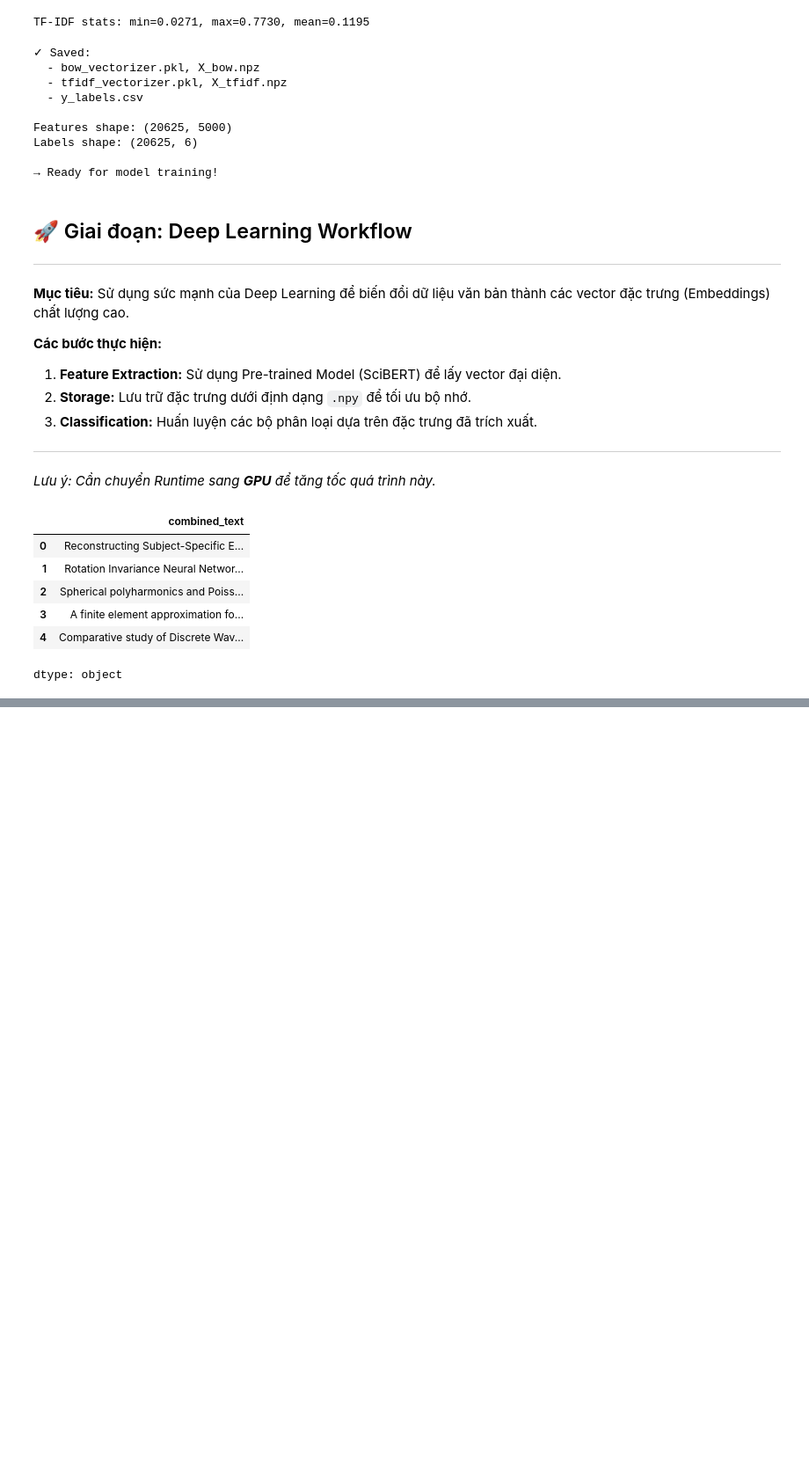
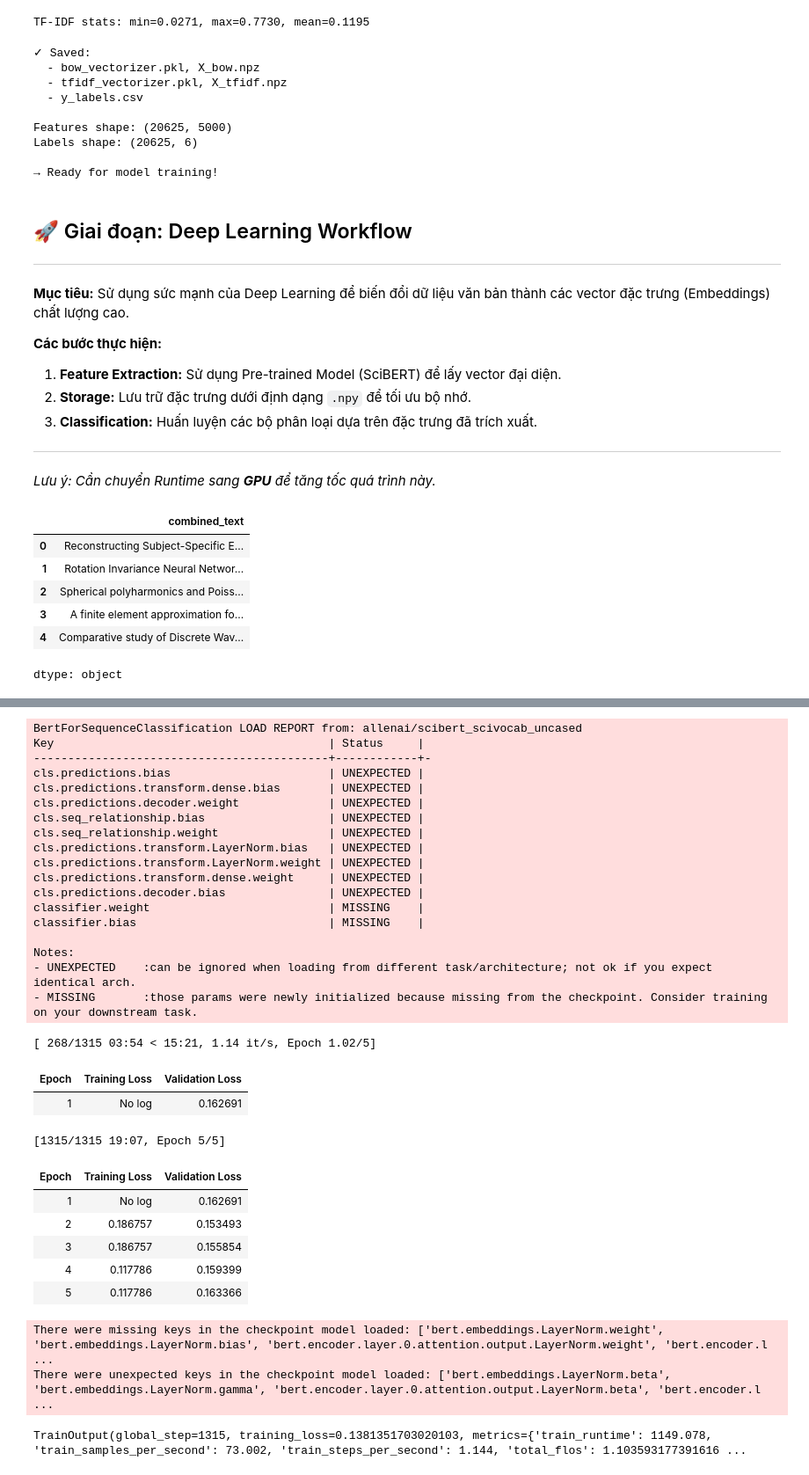
Before and after one commit to phngan05/ML-Assignment, a Jupyter notebook: notebooks/main.ipynb, the cells around one changed output, grey strips where cells are left out. Shown at 88% size. Drawn from its saved outputs; the diff is of its cells as text; code cells hidden in the pictures; blank space fills up the shorter version.

```diff
--- a/notebooks/main.ipynb
+++ b/notebooks/main.ipynb
@@ -1064,0 +1093,64 @@ print("abc")
+# %%
+# 3. Tải mô hình với cấu hình đa nhãn
+model = AutoModelForSequenceClassification.from_pretrained(
+    model_name,
+    num_labels=6,
+    problem_type="multi_label_classification"
+).to("cuda")
+
+# 4. Thiết lập tham số huấn luyện
+training_args = TrainingArguments(
+    output_dir="./results",
+    num_train_epochs=5,              # Fine-tuning thường chỉ cần 3-5 epoch
+    per_device_train_batch_size=64,
+    per_device_eval_batch_size=64,
+    learning_rate=2e-5,              # LR rất nhỏ để tránh phá hỏng trọng số pre-trained
+    weight_decay=0.01,
+    eval_strategy="epoch",
+    save_strategy="epoch",
+    load_best_model_at_end=True,
+    fp16=True                        # Sử dụng GPU tăng tốc
+)
+
+# 5. Khởi tạo Trainer
+trainer = Trainer(
+    model=model,
+    args=training_args,
+    train_dataset=ds["train"],
+    eval_dataset=ds["test"]
+)
+
+# 6. Bắt đầu Fine-tuning
+trainer.train()
+# %% [output]
+BertForSequenceClassification LOAD REPORT from: allenai/scibert_scivocab_uncased
+Key                                        | Status     |
+-------------------------------------------+------------+-
+cls.predictions.bias                       | UNEXPECTED |
+cls.predictions.transform.dense.bias       | UNEXPECTED |
+cls.predictions.decoder.weight             | UNEXPECTED |
+cls.seq_relationship.bias                  | UNEXPECTED |
+cls.seq_relationship.weight                | UNEXPECTED |
+cls.predictions.transform.LayerNorm.bias   | UNEXPECTED |
+cls.predictions.transform.LayerNorm.weight | UNEXPECTED |
+cls.predictions.transform.dense.weight     | UNEXPECTED |
+cls.predictions.decoder.bias               | UNEXPECTED |
+classifier.weight                          | MISSING    |
+classifier.bias                            | MISSING    |
+
+Notes:
+- UNEXPECTED    :can be ignored when loading from different task/architecture; not ok if you expect identical arch.
+- MISSING       :those params were newly initialized because missing from the checkpoint. Consider training on your downstream task.
+[ 268/1315 03:54 < 15:21, 1.14 it/s, Epoch 1.02/5]
+| Epoch | Training Loss | Validation Loss |
+| 1 | No log | 0.162691 |
+[1315/1315 19:07, Epoch 5/5]
+| Epoch | Training Loss | Validation Loss |
+| 1 | No log | 0.162691 |
+| 2 | 0.186757 | 0.153493 |
+| 3 | 0.186757 | 0.155854 |
+| 4 | 0.117786 | 0.159399 |
+| 5 | 0.117786 | 0.163366 |
+There were missing keys in the checkpoint model loaded: ['bert.embeddings.LayerNorm.weight', 'bert.embeddings.LayerNorm.bias', 'bert.encoder.layer.0.attention.output.LayerNorm.weight', 'bert.encoder.l ...
+There were unexpected keys in the checkpoint model loaded: ['bert.embeddings.LayerNorm.beta', 'bert.embeddings.LayerNorm.gamma', 'bert.encoder.layer.0.attention.output.LayerNorm.beta', 'bert.encoder.l ...
+TrainOutput(global_step=1315, training_loss=0.1381351703020103, metrics={'train_runtime': 1149.078, 'train_samples_per_second': 73.002, 'train_steps_per_second': 1.144, 'total_flos': 1.103593177391616 ...
```
Also changed, not shown: parts of 15 cells of this notebook.
